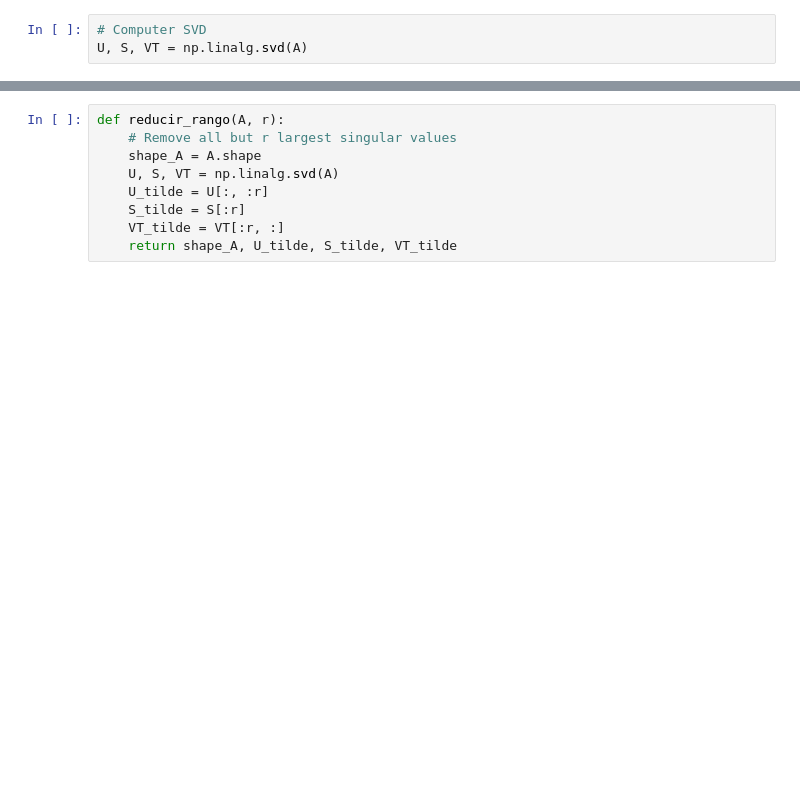
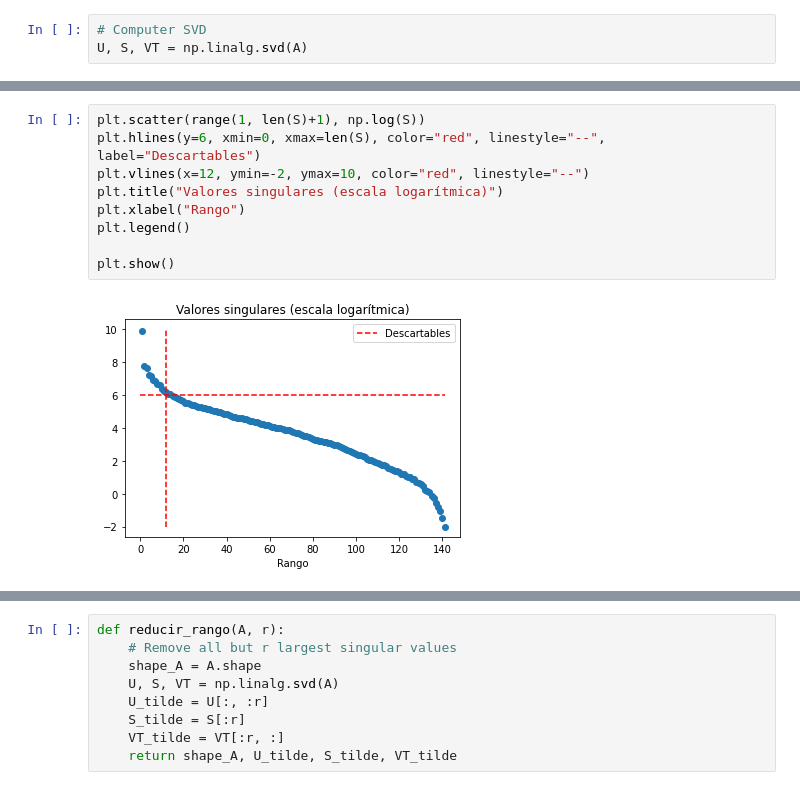
Before and after one commit to LecJackS/Algebra-Lineal-Computacional-2023-2-C, a Jupyter notebook: Guias de Ejercicios/Practica 5 - Matrices Hermitianas y Valores Singulares/Compresion de Imagenes.ipynb, the cells around one changed output, grey strips where cells are left out. Cells and saved outputs as stored; diff of their text form; blank space fills up the shorter version.

```diff
--- a/Guias de Ejercicios/Practica 5 - Matrices Hermitianas y Valores Singulares/Compresion de Imagenes.ipynb
+++ b/Guias de Ejercicios/Practica 5 - Matrices Hermitianas y Valores Singulares/Compresion de Imagenes.ipynb
@@ -39,0 +41,11 @@ plt.show()
+# %%
+plt.scatter(range(1, len(S)+1), np.log(S))
+plt.hlines(y=6, xmin=0, xmax=len(S), color="red", linestyle="--", label="Descartables")
+plt.vlines(x=12, ymin=-2, ymax=10, color="red", linestyle="--")
+plt.title("Valores singulares (escala logarítmica)")
+plt.xlabel("Rango")
+plt.legend()
+
+plt.show()
+# %% [output]
+[figure, added]
```
Also changed, not shown: parts of 3 cells of this notebook, 5 other files.
